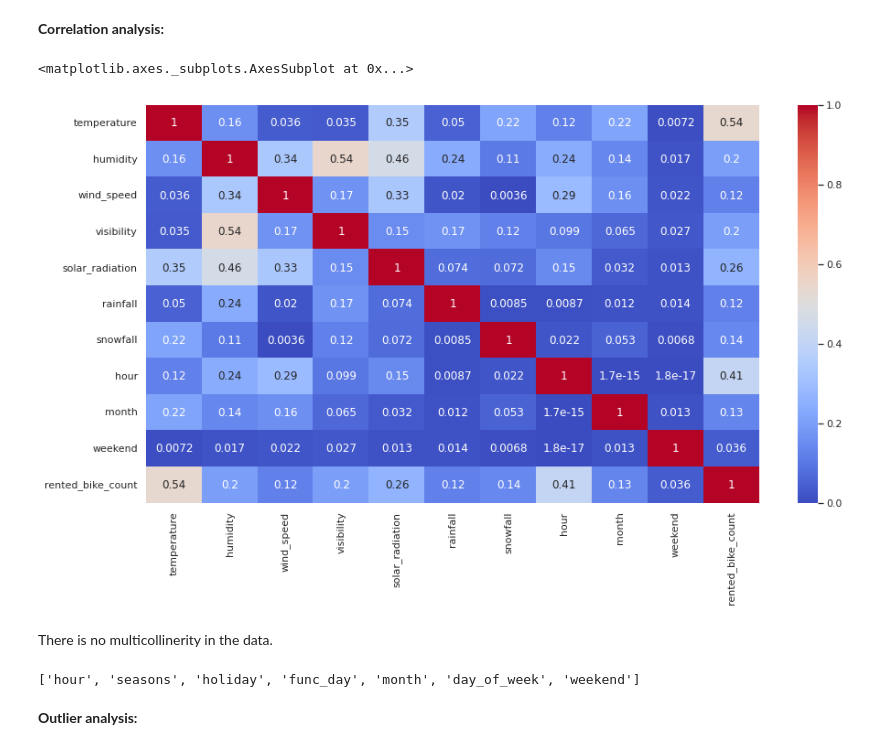
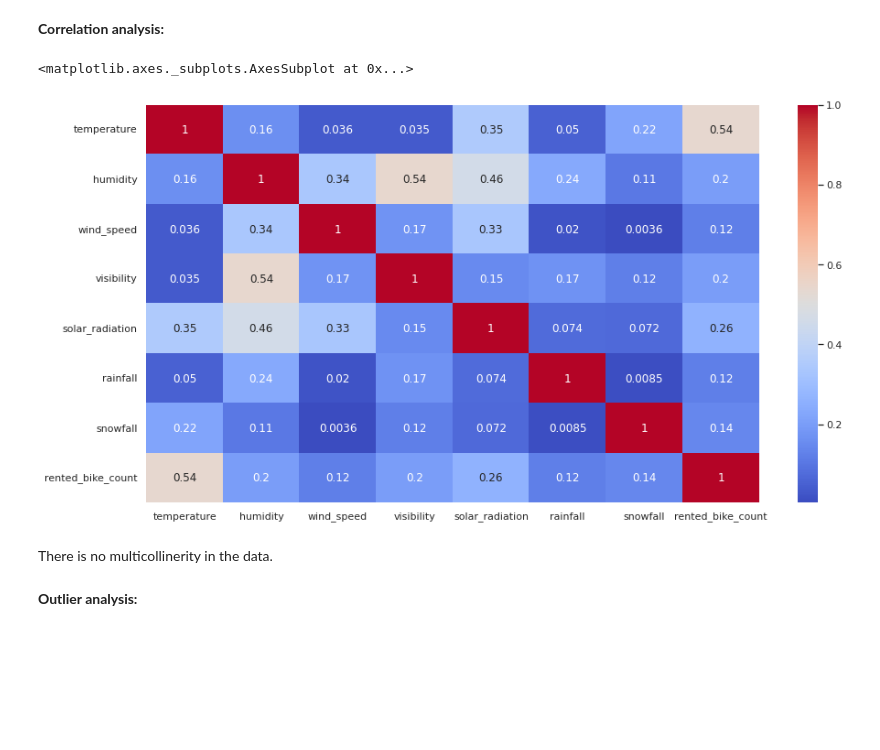
Before and after one commit to shaloy-lewis/bike_sharing_demand_prediction, a Jupyter notebook: Bike_Sharing_Demand_Prediction_Shaloy_lewis.ipynb, the cells around one changed output. Cells and saved outputs as stored; diff of their text form; code cells hidden in the pictures; blank space fills up the shorter version.

```diff
--- a/Bike_Sharing_Demand_Prediction_Shaloy_lewis.ipynb
+++ b/Bike_Sharing_Demand_Prediction_Shaloy_lewis.ipynb
@@ -215,5 +223,5 @@ map = {0:'Monday',1:'Tuesday',2:'Wednesday',3:'Thursday',4:'Friday',5:'Saturday'
 # %%
-df['day_of_week'] = df['day_of_week'].replace(map)
+# df['day_of_week'] = df['day_of_week'].replace(map)
 # %%
 df.head()
 # %% [output]
@@ -246,0 +250,2 @@ sns.distplot(df['rented_bike_count'])
+# %%
+dependent_variable = ['rented_bike_count']
@@ -344,19 +360,15 @@ Summary:
 # %% [markdown]
 **Correlation analysis:**
 # %%
- ## Correlation magnitude
+ ## Correlation magnitude for continuous variables
 plt.figure(figsize=(15,8))
-correlation = df[continuous_var+categorical_var+['rented_bike_count']].corr()
+correlation = df[continuous_var+dependent_variable].corr()
 sns.heatmap(abs(correlation), annot=True, cmap='coolwarm')
 # %% [output]
 <matplotlib.axes._subplots.AxesSubplot at 0x...>
-[figure, old version]
+[figure, new version]
 # %% [markdown]
 There is no multicollinerity in the data.
-# %%
-print(categorical_var)
-# %% [output]
-['hour', 'seasons', 'holiday', 'func_day', 'month', 'day_of_week', 'weekend']
 # %% [markdown]
 **Outlier analysis:**
 # %%
```
Also changed, not shown: parts of 57 cells of this notebook.
